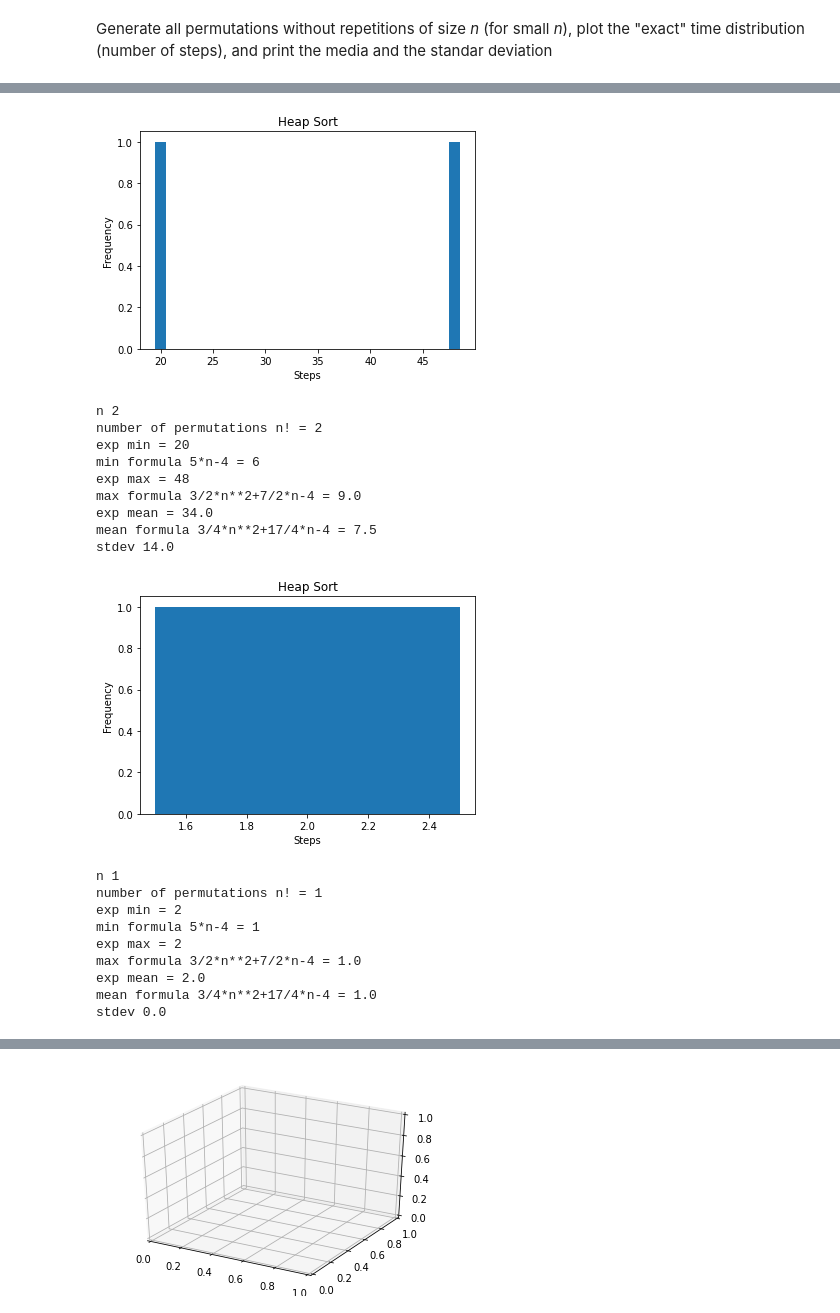
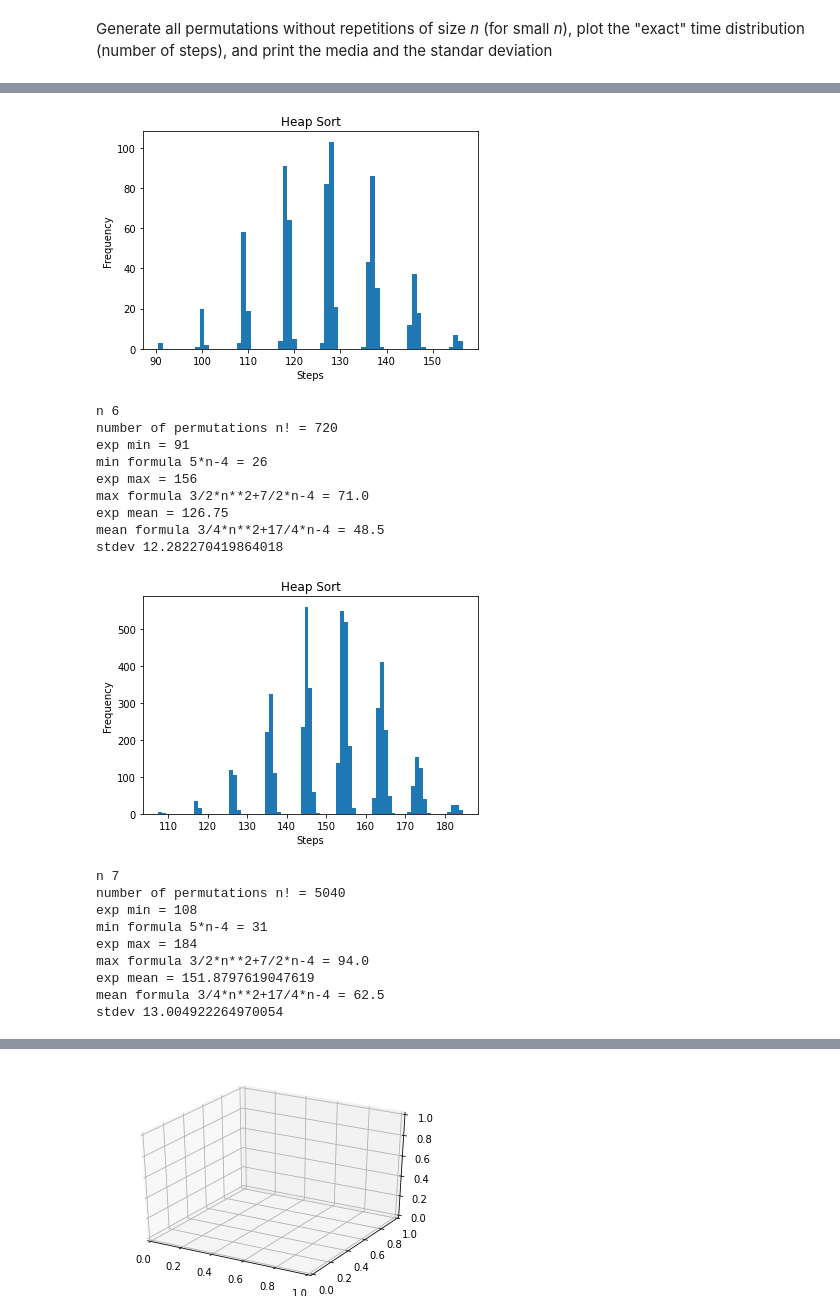
Before and after one commit to jebalseroo/AlgorithmsUN2021II, a Jupyter notebook: Lab11/HeapSortDistribution_Group4.ipynb, the cells around one changed output, grey strips where cells are left out. Drawn from its saved outputs; the diff is of its cells as text; code cells hidden in the pictures.

```diff
--- a/Lab11/HeapSortDistribution_Group4.ipynb
+++ b/Lab11/HeapSortDistribution_Group4.ipynb
@@ -29,11 +10,2 @@ def max_heapify(arr, a, i):
 # %% [markdown]
 # **Heap Sort**
-# %%
-def heap_sort(arr):
-    n = len(arr)
-
-    compren = [max_heapify(arr, n, i) for i in range(n // 2 - 1, -1, -1)]
-
-    for i in range(n - 1, 0, -1):
-        arr[i], arr[0] = arr[0], arr[i]
-        max_heapify(arr, i, 0)
@@ -88,15 +85,15 @@ import matplotlib.pyplot as plt
 import time
 
 sizes = np.arange(1, 200, 1)
-results_insertion = []
+heapResults = []
 for i in sizes:
-    list1 = list(range(i))
+    elements = list(range(i))
     tic = time.time()
-    heap_sort(list1)
+    heap_sort(elements)
     toc = time.time()
     timesum = toc - tic
-    results_insertion.append(timesum)
-plt.plot(sizes, results_insertion, 'bx', label = 'Heap sort')
+    heapResults.append(timesum)
+plt.plot(sizes, heapResults, 'bx', label = 'Heap Sort')
 plt.xlabel('Array size')
 plt.ylabel('Seconds')
 plt.legend(loc = 'upper left')
@@ -281,14 +254,0 @@ def max_heapify_steps(arr, a, i, steps):
-# %%
-def heap_sort_steps(arr):
-    steps = 0
-    n = len(arr)
-
-    for i in range(n // 2 - 1, -1, -1):
-        steps += max_heapify_steps(arr, n, i, steps)
-
-    for i in range(n - 1, 0, -1):
-        arr[i], arr[0] = arr[0], arr[i]
-        steps += max_heapify_steps(arr, i, 0, steps)
-
-    steps += 2
-    return steps
@@ -492,7 +466,7 @@ import matplotlib.pyplot as plt
 import numpy as np
 import math
 
-n = 2
+n = 6
 X = range(n)
 times = []
 
@@ -517,54 +491,54 @@ print("exp mean =",np.mean(times))
 print("mean formula 3/4*n**2+17/4*n-4 =",3/4*n**2+17/4*n-4)
 print("stdev",np.std(times))
 # %% [output]
-[figure, old version]
+[figure, new version]
-n 2
-number of permutations n! = 2
-exp min = 20
-min formula 5*n-4 = 6
-exp max = 48
-max formula 3/2*n**2+7/2*n-4 = 9.0
-exp mean = 34.0
-mean formula 3/4*n**2+17/4*n-4 = 7.5
-stdev 14.0
+n 6
+number of permutations n! = 720
+exp min = 91
+min formula 5*n-4 = 26
+exp max = 156
+max formula 3/2*n**2+7/2*n-4 = 71.0
+exp mean = 126.75
+mean formula 3/4*n**2+17/4*n-4 = 48.5
+stdev 12.282270419864018
 # %%
 from itertools import permutations
 import matplotlib.pyplot as plt
 import numpy as np
 import math
 
-n = 1
+n = 7
 X = range(n)
 times = []
 
 for P in permutations(X):
   t = heap_sort_steps(list(P))
   times.append(t)
 
 b = np.array(range(min(times)-1, max(times)+1))+0.5
 plt.hist(times, bins = b )
 plt.title("Heap Sort")
 plt.xlabel("Steps")
 plt.ylabel("Frequency")
 plt.show()
 
 print("n",n)
 print("number of permutations n! =",math.factorial(n))
 print("exp min =",min(times))
 print("min formula 5*n-4 =",5*n-4)
 print("exp max =",max(times))
 print("max formula 3/2*n**2+7/2*n-4 =",3/2*n**2+7/2*n-4)
 print("exp mean =",np.mean(times))
 print("mean formula 3/4*n**2+17/4*n-4 =",3/4*n**2+17/4*n-4)
 print("stdev",np.std(times))
 # %% [output]
-[figure, old version]
+[figure, new version]
-n 1
-number of permutations n! = 1
-exp min = 2
-min formula 5*n-4 = 1
-exp max = 2
-max formula 3/2*n**2+7/2*n-4 = 1.0
-exp mean = 2.0
-mean formula 3/4*n**2+17/4*n-4 = 1.0
-stdev 0.0
+n 7
+number of permutations n! = 5040
+exp min = 108
+min formula 5*n-4 = 31
+exp max = 184
+max formula 3/2*n**2+7/2*n-4 = 94.0
+exp mean = 151.8797619047619
+mean formula 3/4*n**2+17/4*n-4 = 62.5
+stdev 13.004922264970054
```
Also changed, not shown: parts of 44 cells of this notebook.
